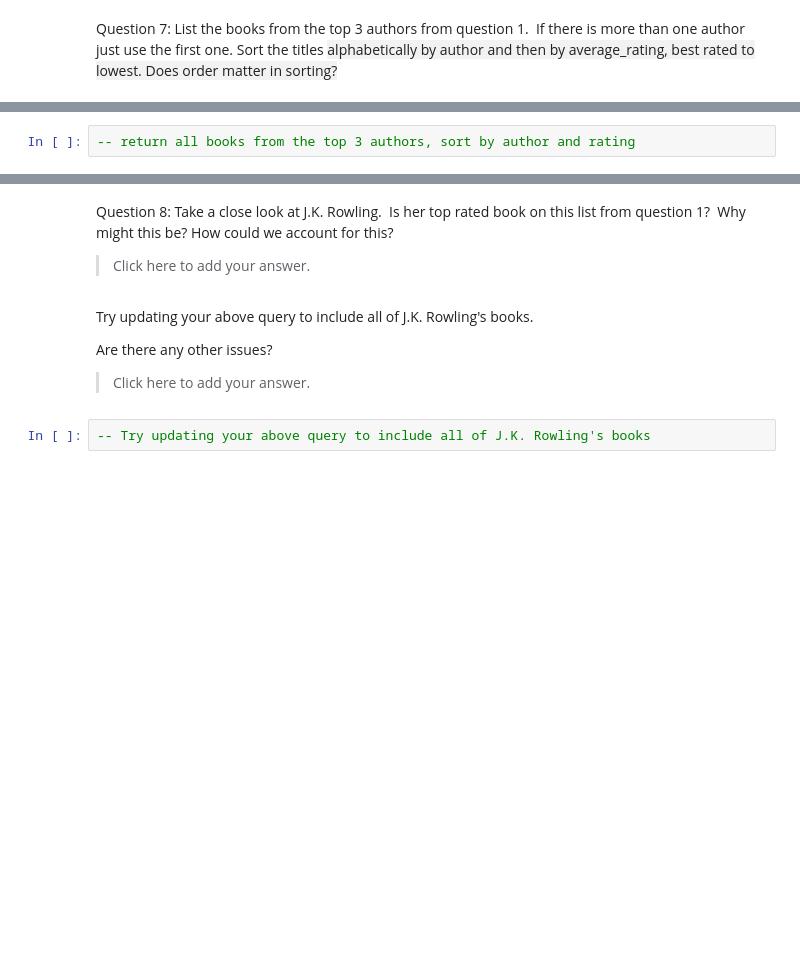
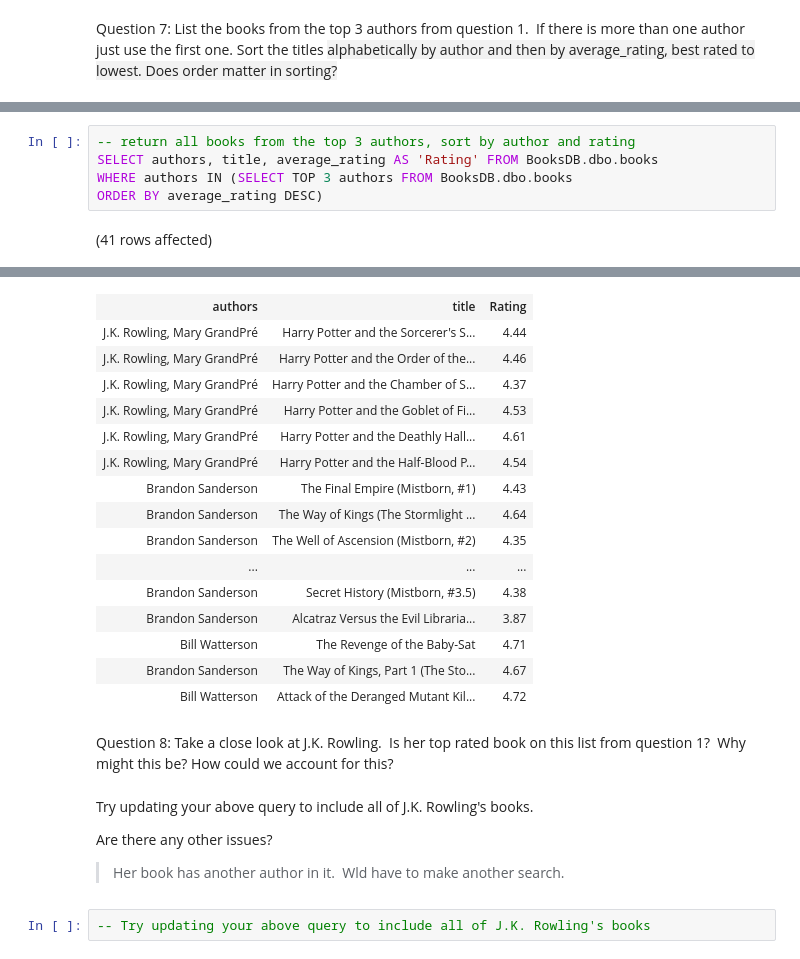
Before and after one commit to ddgar06/SQL-Part-1-Studio, a Jupyter notebook: SQL-Part-1-Studio.ipynb, the cells around one changed output, grey strips where cells are left out. Saved outputs shown, nothing was run; the diff lists cells and outputs as text; blank space fills up the shorter version.

```diff
--- a/SQL-Part-1-Studio.ipynb
+++ b/SQL-Part-1-Studio.ipynb
@@ -145,2 +133,7 @@ Question 7: List the books from the top 3 authors from question 1.  If there is
 # %%
 -- return all books from the top 3 authors, sort by author and rating
+SELECT authors, title, average_rating AS 'Rating' FROM BooksDB.dbo.books
+WHERE authors IN (SELECT TOP 3 authors FROM BooksDB.dbo.books
+ORDER BY average_rating DESC)
+# %% [output]
+(41 rows affected)
@@ -147,13 +141,27 @@ Question 7: List the books from the top 3 authors from question 1.  If there is
+| authors | title | Rating |
+| J.K. Rowling, Mary GrandPré | Harry Potter and the Sorcerer's S... | 4.44 |
+| J.K. Rowling, Mary GrandPré | Harry Potter and the Order of the... | 4.46 |
+| J.K. Rowling, Mary GrandPré | Harry Potter and the Chamber of S... | 4.37 |
+| J.K. Rowling, Mary GrandPré | Harry Potter and the Goblet of Fi... | 4.53 |
+| J.K. Rowling, Mary GrandPré | Harry Potter and the Deathly Hall... | 4.61 |
+| J.K. Rowling, Mary GrandPré | Harry Potter and the Half-Blood P... | 4.54 |
+| Brandon Sanderson | The Final Empire (Mistborn, #1) | 4.43 |
+| Brandon Sanderson | The Way of Kings (The Stormlight ... | 4.64 |
+| Brandon Sanderson | The Well of Ascension (Mistborn, #2) | 4.35 |
+| ... | ... | ... |
+| Brandon Sanderson | Secret History (Mistborn, #3.5) | 4.38 |
+| Brandon Sanderson | Alcatraz Versus the Evil Libraria... | 3.87 |
+| Bill Watterson | The Revenge of the Baby-Sat | 4.71 |
+| Brandon Sanderson | The Way of Kings, Part 1 (The Sto... | 4.67 |
+| Bill Watterson | Attack of the Deranged Mutant Kil... | 4.72 |
 # %% [markdown]
 Question 8: Take a close look at J.K. Rowling.  Is her top rated book on this list from question 1?  Why might this be? How could we account for this?
-
-> Click here to add your answer.
 # %% [markdown]
 Try updating your above query to include all of J.K. Rowling's books.
 
 Are there any other issues?
 
-> Click here to add your answer.
+> Her book has another author in it.  Wld have to make another search.
 # %%
 -- Try updating your above query to include all of J.K. Rowling's books
 # %% [markdown]
```
Also changed, not shown: parts of 13 cells of this notebook.
